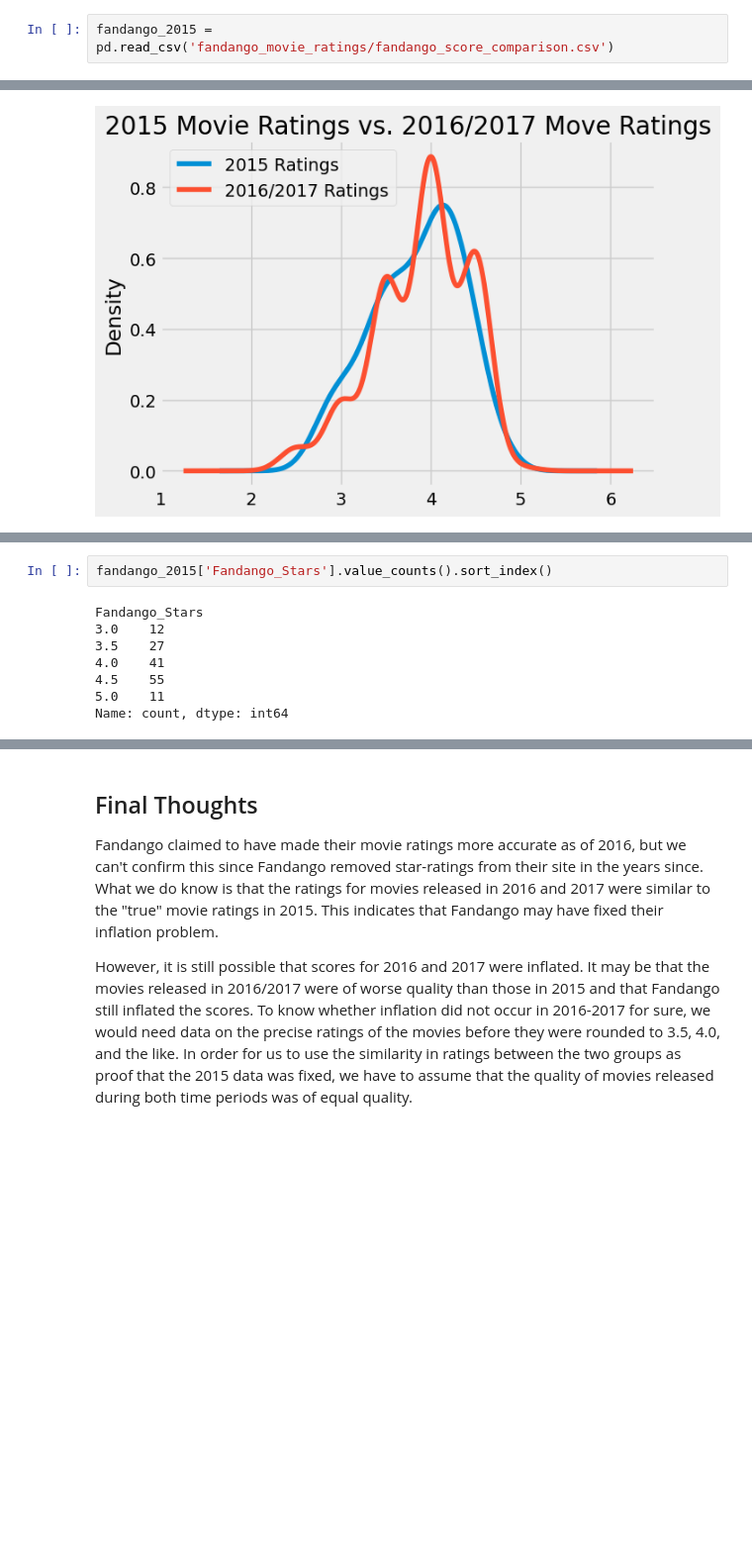
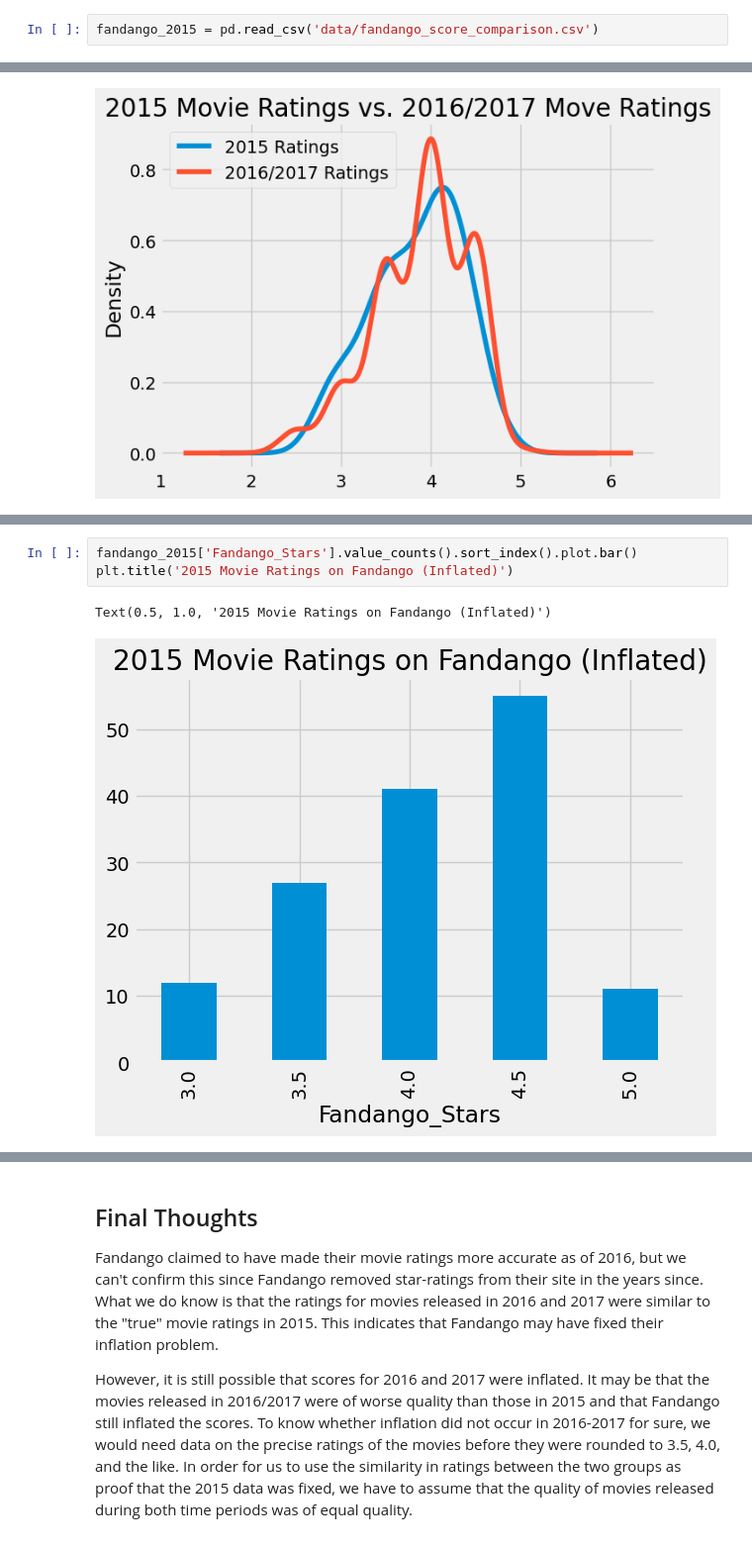
Before and after one commit to aero-man/fandango-movie-ratings, a Jupyter notebook: Fandango_Movie_Rating_Inflation.ipynb, the cells around one changed output, grey strips where cells are left out. Shown at 99% size. Cells and saved outputs as stored; diff of their text form; blank space fills up the shorter version.

```diff
--- a/Fandango_Movie_Rating_Inflation.ipynb
+++ b/Fandango_Movie_Rating_Inflation.ipynb
@@ -19,7 +19,7 @@ import pandas as pd
 import matplotlib.pyplot as plt
 plt.style.use("fivethirtyeight")
 # %%
-fandango_2015 = pd.read_csv('fandango_movie_ratings/fandango_score_comparison.csv')
+fandango_2015 = pd.read_csv('data/fandango_score_comparison.csv')
 # %% [markdown]
 ## Initial Investigation
 Back in 2015, Fandango had a 5-star rating system for all movies for which they were selling tickets.
@@ -101,11 +96,7 @@ Name: count, dtype: int64
 # %%
-fandango_2015['Fandango_Stars'].value_counts().sort_index()
+fandango_2015['Fandango_Stars'].value_counts().sort_index().plot.bar()
+plt.title('2015 Movie Ratings on Fandango (Inflated)')
 # %% [output]
-Fandango_Stars
-3.0    12
-3.5    27
-4.0    41
-4.5    55
-5.0    11
-Name: count, dtype: int64
+Text(0.5, 1.0, '2015 Movie Ratings on Fandango (Inflated)')
+[figure, added]
 # %%
```
Also changed, not shown: parts of 4 cells of this notebook.
